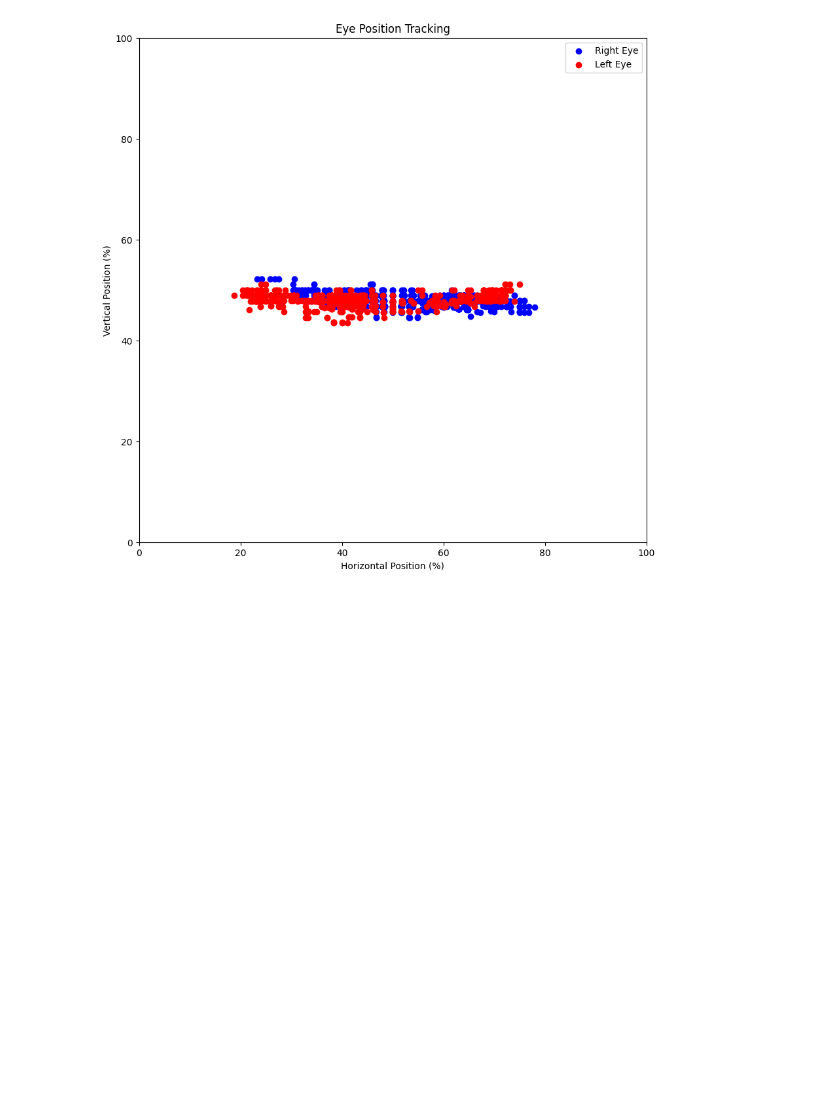
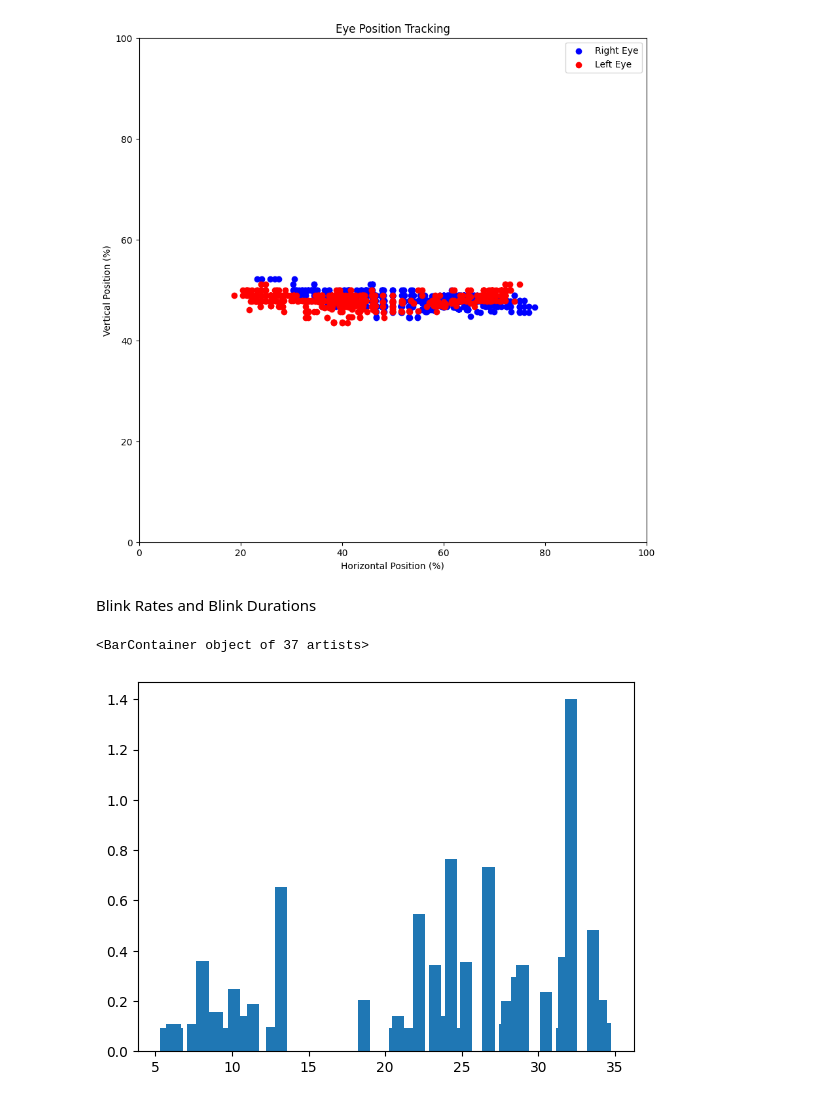
Before and after one commit to GabrielRimar/Mind-Wandering, a Jupyter notebook: data/analysis.ipynb, the cells around one changed output. Cells and saved outputs as stored; diff of their text form; code cells hidden in the pictures; blank space fills up the shorter version.

Commit message:
added analysis for blink rate and blink duration

```diff
--- a/data/analysis.ipynb
+++ b/data/analysis.ipynb
@@ -67,3 +67,12 @@ plt.legend()
 plt.show()
 # %% [output]
 [figure]
+# %% [markdown]
+Blink Rates and Blink Durations
+# %%
+blink_df = pd.read_csv('blink_log.csv')
+# %%
+plt.bar(blink_df['start_time'], blink_df['duration'])
+# %% [output]
+<BarContainer object of 37 artists>
+[figure, added]
```
Also changed, not shown: parts of 2 cells of this notebook.
